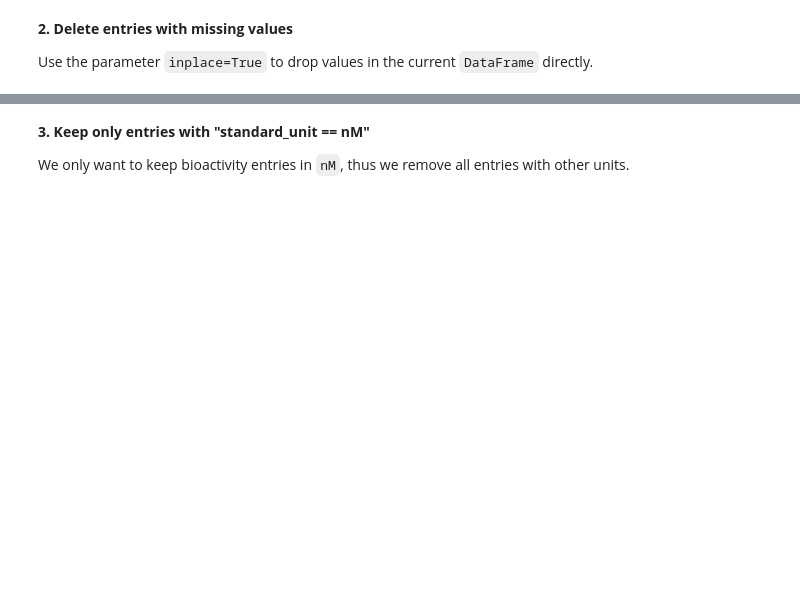
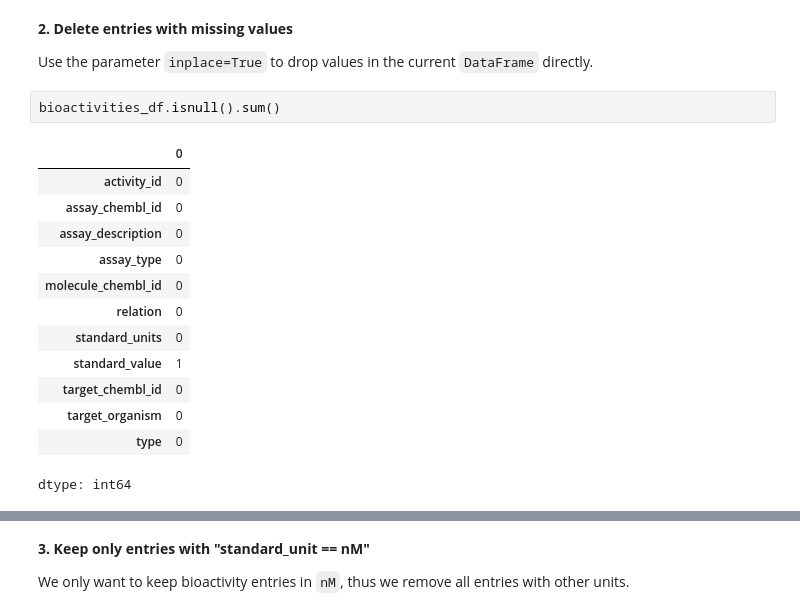
Before and after one commit to hossainlab/AI4CADD, a Jupyter notebook: Day2/T001_query_chembl/T001_query_chembl.ipynb, the cells around one changed output, grey strips where cells are left out. Drawn from its saved outputs; the diff is of its cells as text; blank space fills up the shorter version.

```diff
--- a/Day2/T001_query_chembl/T001_query_chembl.ipynb
+++ b/Day2/T001_query_chembl/T001_query_chembl.ipynb
@@ -397,6 +381,22 @@ dtype: object
 **2. Delete entries with missing values**
 
 Use the parameter `inplace=True` to drop values in the current `DataFrame` directly.
+# %%
+bioactivities_df.isnull().sum()
+# %% [output]
+|  | 0 |
+| activity_id | 0 |
+| assay_chembl_id | 0 |
+| assay_description | 0 |
+| assay_type | 0 |
+| molecule_chembl_id | 0 |
+| relation | 0 |
+| standard_units | 0 |
+| standard_value | 1 |
+| target_chembl_id | 0 |
+| target_organism | 0 |
+| type | 0 |
+dtype: int64
 # %%
 bioactivities_df.dropna(axis=0, how="any", inplace=True)
 print(f"DataFrame shape: {bioactivities_df.shape}")
```
Also changed, not shown: parts of 41 cells of this notebook.
